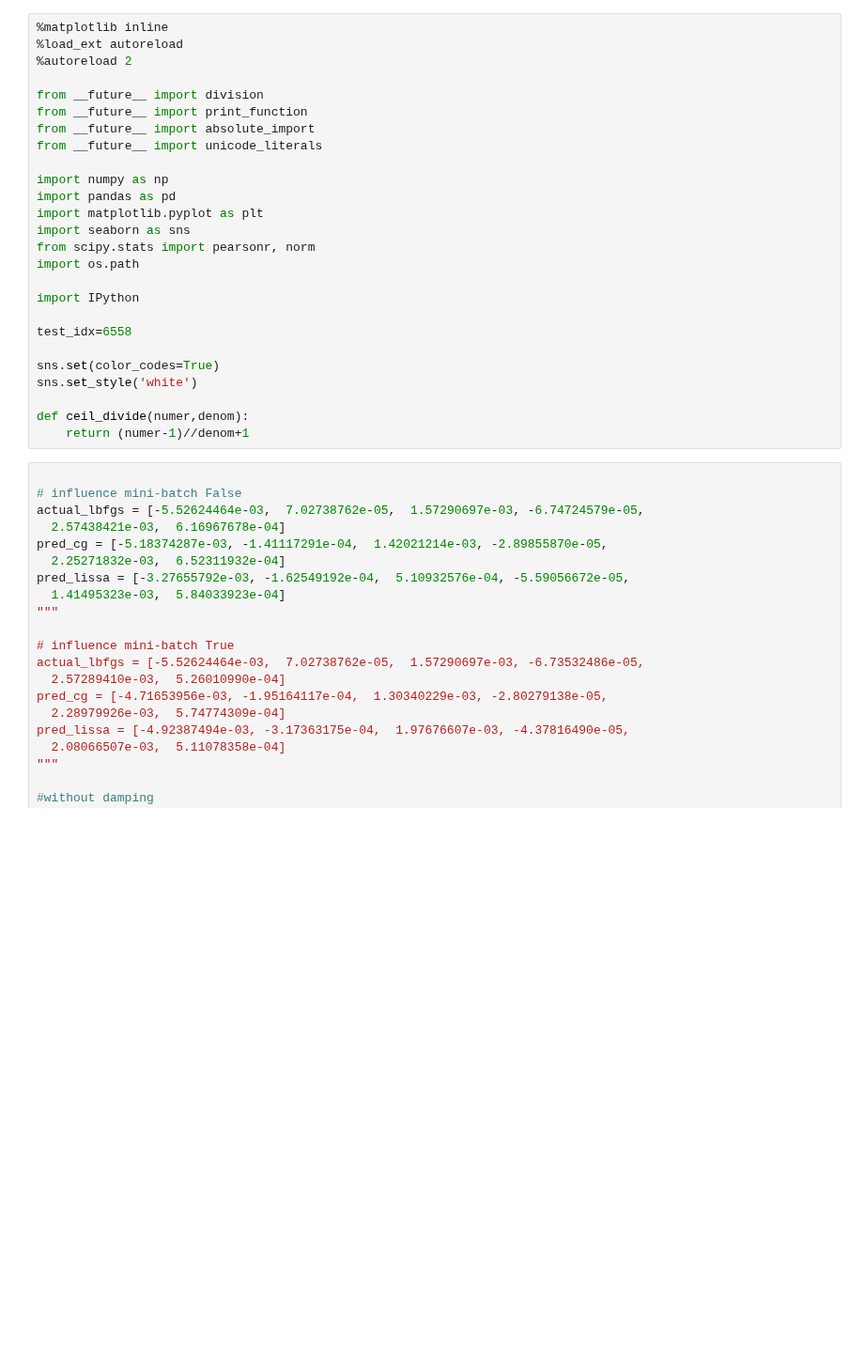
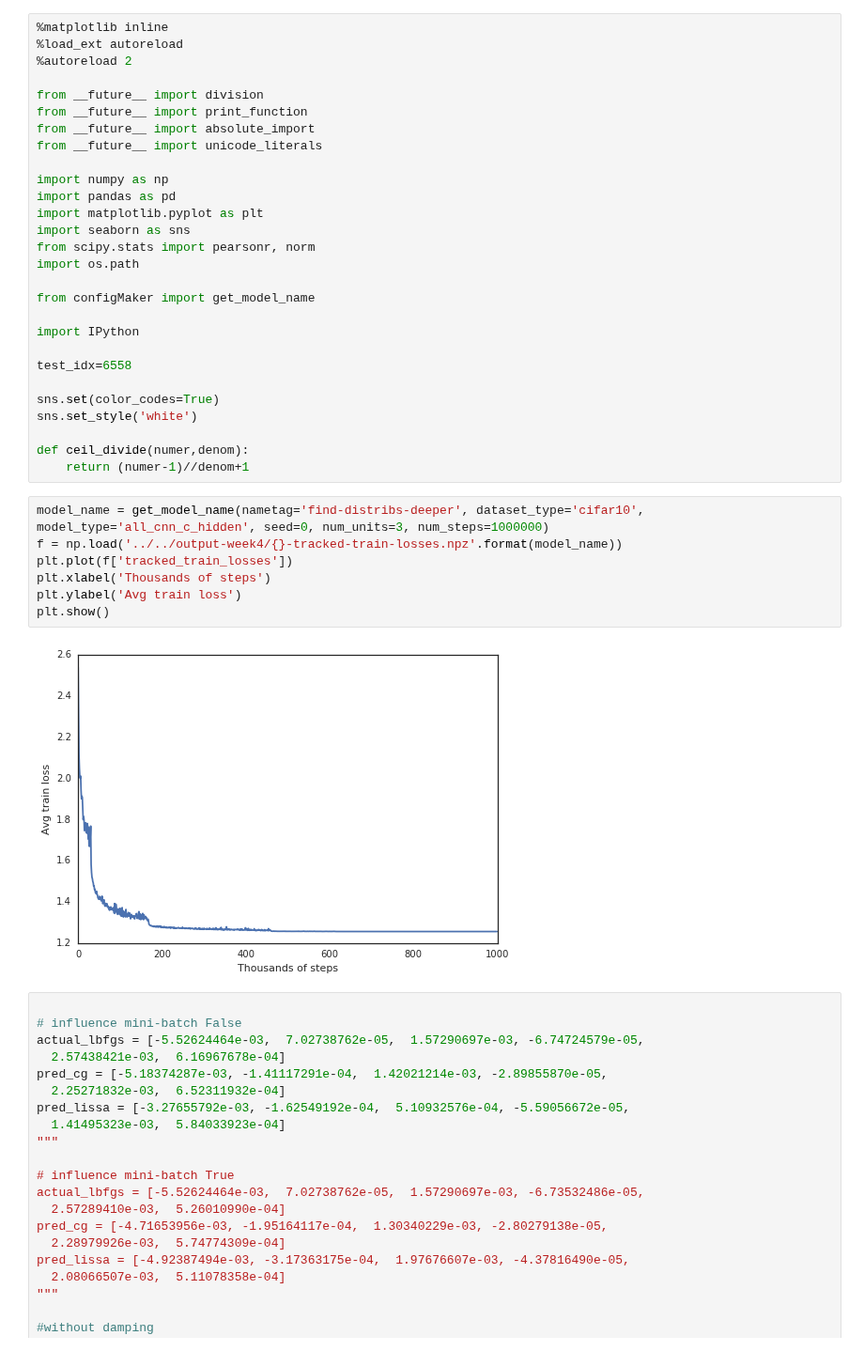
Before and after one commit to bbbert/influence-release, a Jupyter notebook: scripts/tmp_visualizer.ipynb, the cells around one changed output. Shown at 94% size. Saved outputs shown, nothing was run; the diff lists cells and outputs as text; blank space fills up the shorter version.

```diff
--- a/scripts/tmp_visualizer.ipynb
+++ b/scripts/tmp_visualizer.ipynb
@@ -15,6 +15,8 @@ import seaborn as sns
 from scipy.stats import pearsonr, norm
 import os.path
 
+from configMaker import get_model_name
+
 import IPython
 
 test_idx=6558
@@ -24,6 +26,15 @@ sns.set_style('white')
 
 def ceil_divide(numer,denom):
     return (numer-1)//denom+1
+# %%
+model_name = get_model_name(nametag='find-distribs-deeper', dataset_type='cifar10', model_type='all_cnn_c_hidden', seed=0, num_units=3, num_steps=1000000)
+f = np.load('../../output-week4/{}-tracked-train-losses.npz'.format(model_name))
+plt.plot(f['tracked_train_losses'])
+plt.xlabel('Thousands of steps')
+plt.ylabel('Avg train loss')
+plt.show()
+# %% [output]
+[figure, added]
 # %%
 
 # influence mini-batch False
```
Also changed, not shown: 10 other files.
